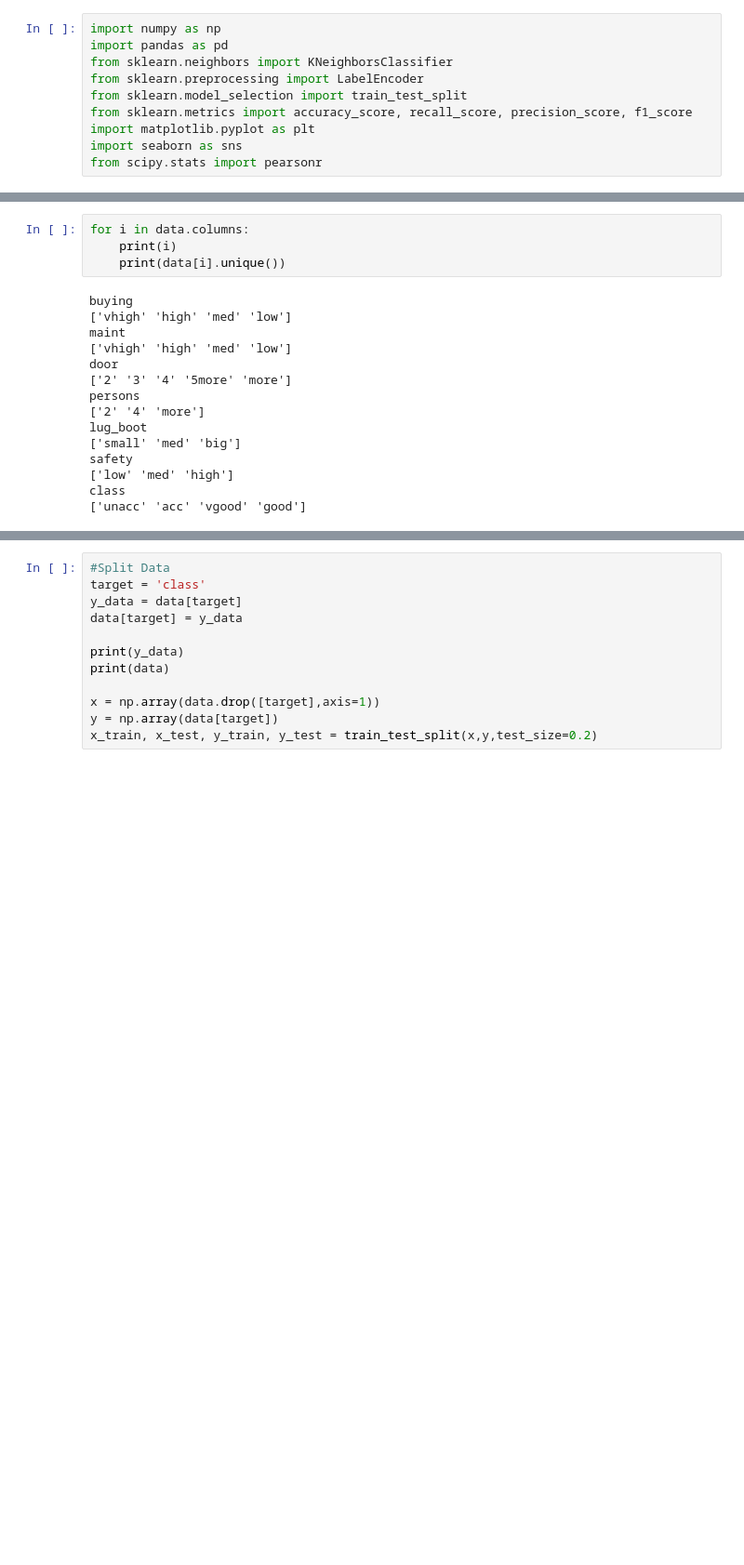
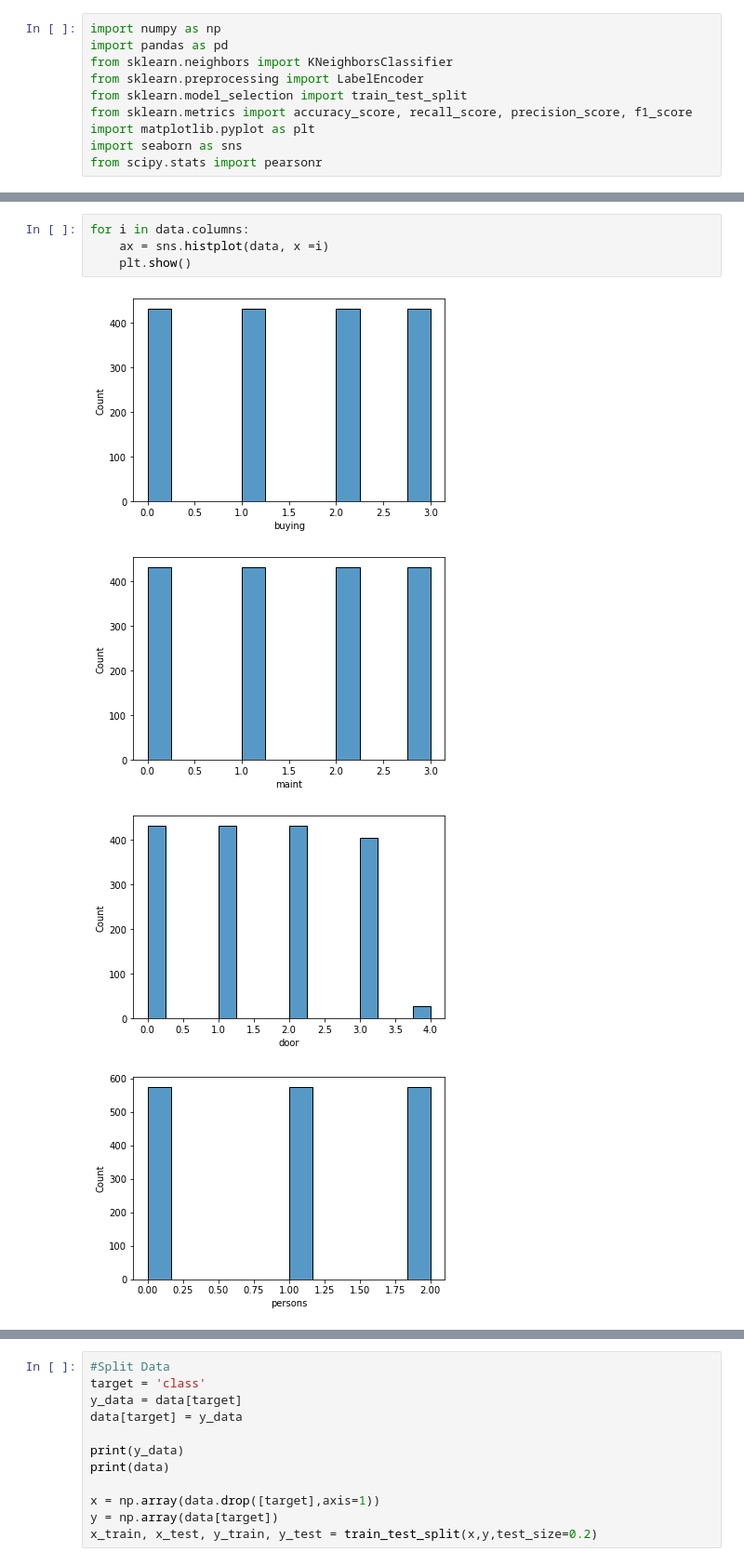
Before and after one commit to 333Kenji/CarClassifier_KNN, a Jupyter notebook: Notebooks/KNN.ipynb, the cells around one changed output, grey strips where cells are left out. Shown at 93% size. Saved outputs shown, nothing was run; the diff lists cells and outputs as text; blank space fills up the shorter version.

```diff
--- a/Notebooks/KNN.ipynb
+++ b/Notebooks/KNN.ipynb
@@ -72,19 +160,9 @@ Name: class, dtype: int64
 # %%
 for i in data.columns:
-    print(i)
-    print(data[i].unique())
+    ax = sns.histplot(data, x =i)
+    plt.show()
 # %% [output]
-buying
-['vhigh' 'high' 'med' 'low']
-maint
-['vhigh' 'high' 'med' 'low']
-door
-['2' '3' '4' '5more' 'more']
-persons
-['2' '4' 'more']
-lug_boot
-['small' 'med' 'big']
-safety
-['low' 'med' 'high']
-class
-['unacc' 'acc' 'vgood' 'good']
+[figure, added]
+[figure, added]
+[figure, added]
+[figure, added]
```
Also changed, not shown: parts of 30 cells of this notebook.
